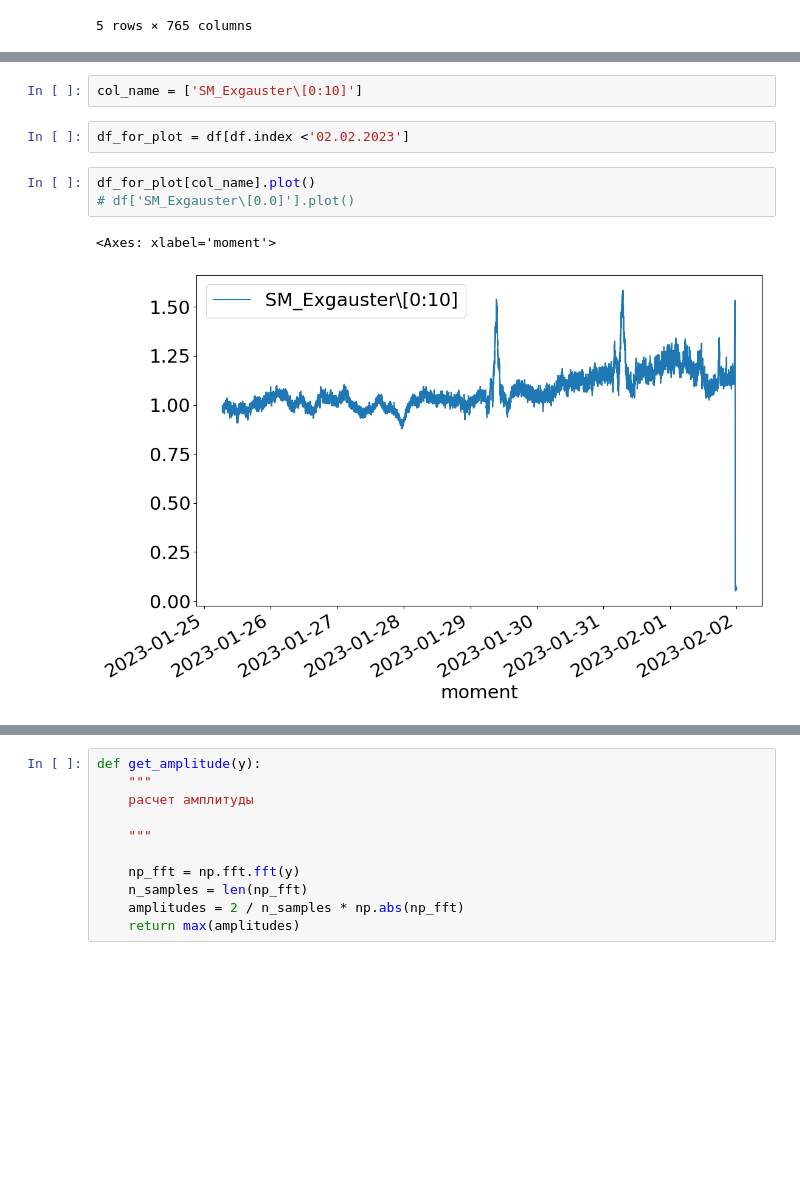
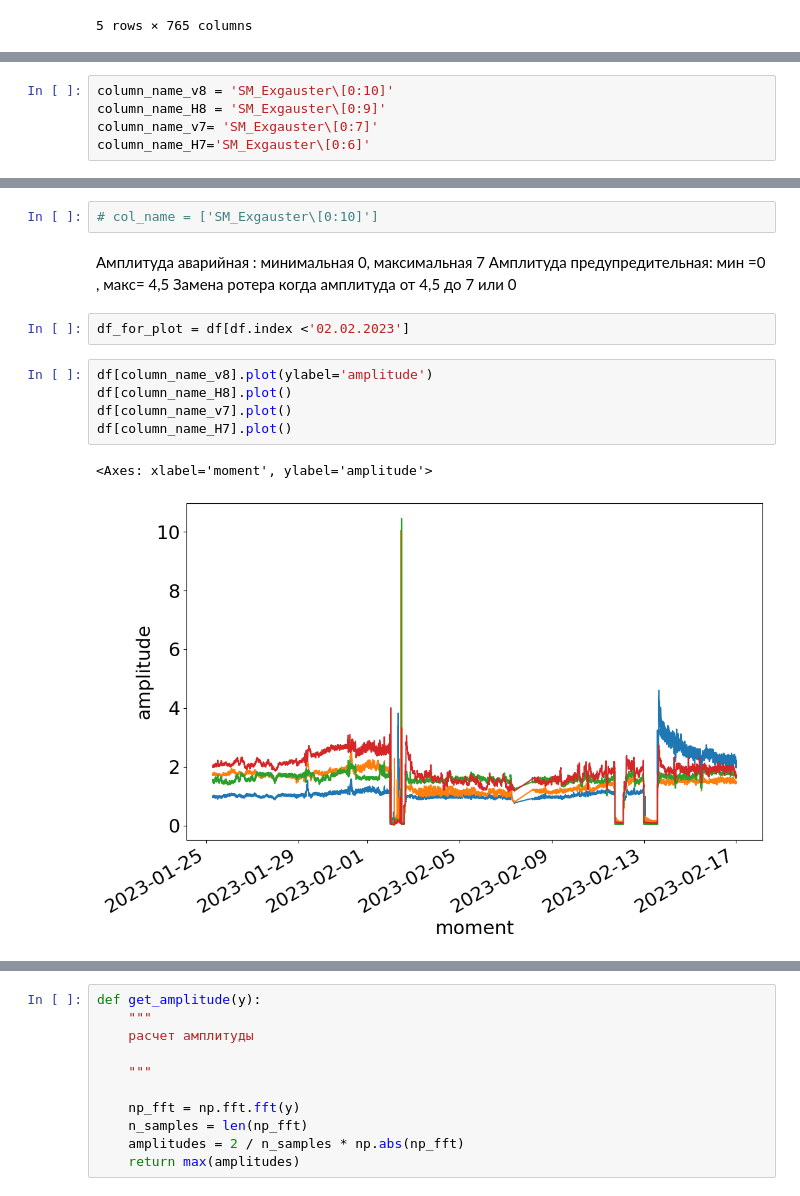
Before and after one commit to Anya-ova/diagnostic_exh, a Jupyter notebook: diagnostic_raw.ipynb, the cells around one changed output, grey strips where cells are left out. Drawn from its saved outputs; the diff is of its cells as text; blank space fills up the shorter version.

```diff
--- a/diagnostic_raw.ipynb
+++ b/diagnostic_raw.ipynb
@@ -40,0 +23,5 @@ Name: SM_Exgauster\[0:0], Length: 30993, dtype: float64
+# %%
+column_name_v8 = 'SM_Exgauster\[0:10]'
+column_name_H8 = 'SM_Exgauster\[0:9]'
+column_name_v7= 'SM_Exgauster\[0:7]'
+column_name_H7='SM_Exgauster\[0:6]'
@@ -41,10 +37,16 @@ Name: SM_Exgauster\[0:0], Length: 30993, dtype: float64
 # %%
-col_name = ['SM_Exgauster\[0:10]']
+# col_name = ['SM_Exgauster\[0:10]']
-# %%
-df_for_plot = df[df.index <'02.02.2023']
-# %%
-df_for_plot[col_name].plot()
-# df['SM_Exgauster\[0.0]'].plot()
-# %% [output]
-<Axes: xlabel='moment'>
-[figure, removed]
+# %% [markdown]
+Амплитуда аварийная : минимальная 0, максимальная 7
+Амплитуда предупредительная: мин =0 , макс= 4,5
+Замена ротера когда амплитуда от 4,5 до 7 или 0
+# %%
+df_for_plot = df[df.index <'02.02.2023']
+# %%
+df[column_name_v8].plot(ylabel='amplitude')
+df[column_name_H8].plot()
+df[column_name_v7].plot()
+df[column_name_H7].plot()
+# %% [output]
+<Axes: xlabel='moment', ylabel='amplitude'>
+[figure, added]
```
Also changed, not shown: parts of 18 cells of this notebook.
